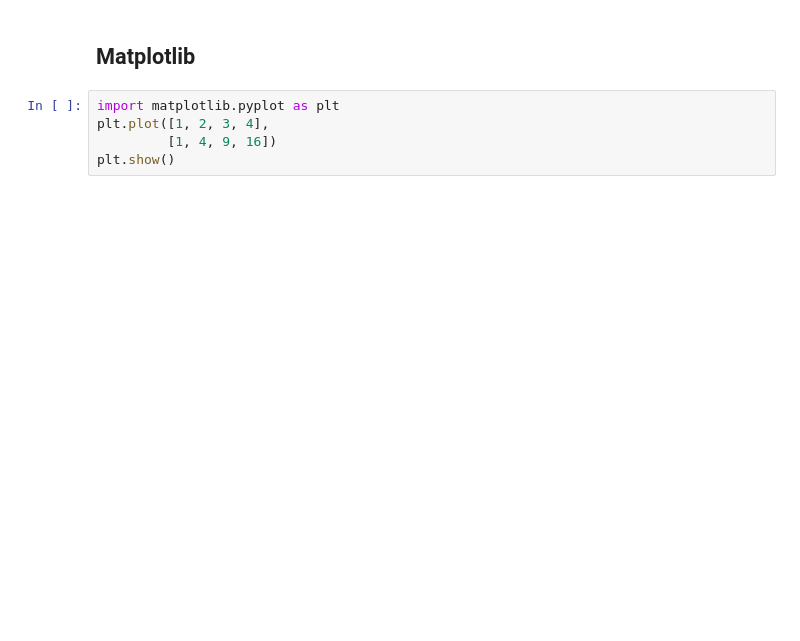
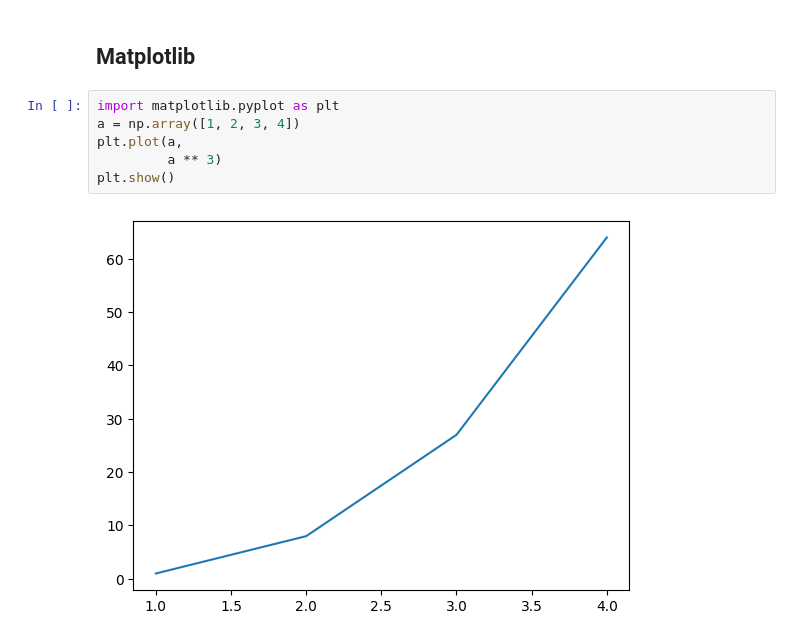
Before and after one commit to magdyamr542/fachprojekt, a Jupyter notebook: intro/python_intro_theorie.ipynb, the cells around one changed output. Cells and saved outputs as stored; diff of their text form; blank space fills up the shorter version.

```diff
--- a/intro/python_intro_theorie.ipynb
+++ b/intro/python_intro_theorie.ipynb
@@ -294,6 +382,9 @@ a.sum(axis=1)
 ## Matplotlib
 # %%
 import matplotlib.pyplot as plt
-plt.plot([1, 2, 3, 4],
-         [1, 4, 9, 16])
+a = np.array([1, 2, 3, 4])
+plt.plot(a,
+         a ** 3)
 plt.show()
+# %% [output]
+[figure, added]
```
Also changed, not shown: parts of 27 cells of this notebook, 6 other files.
